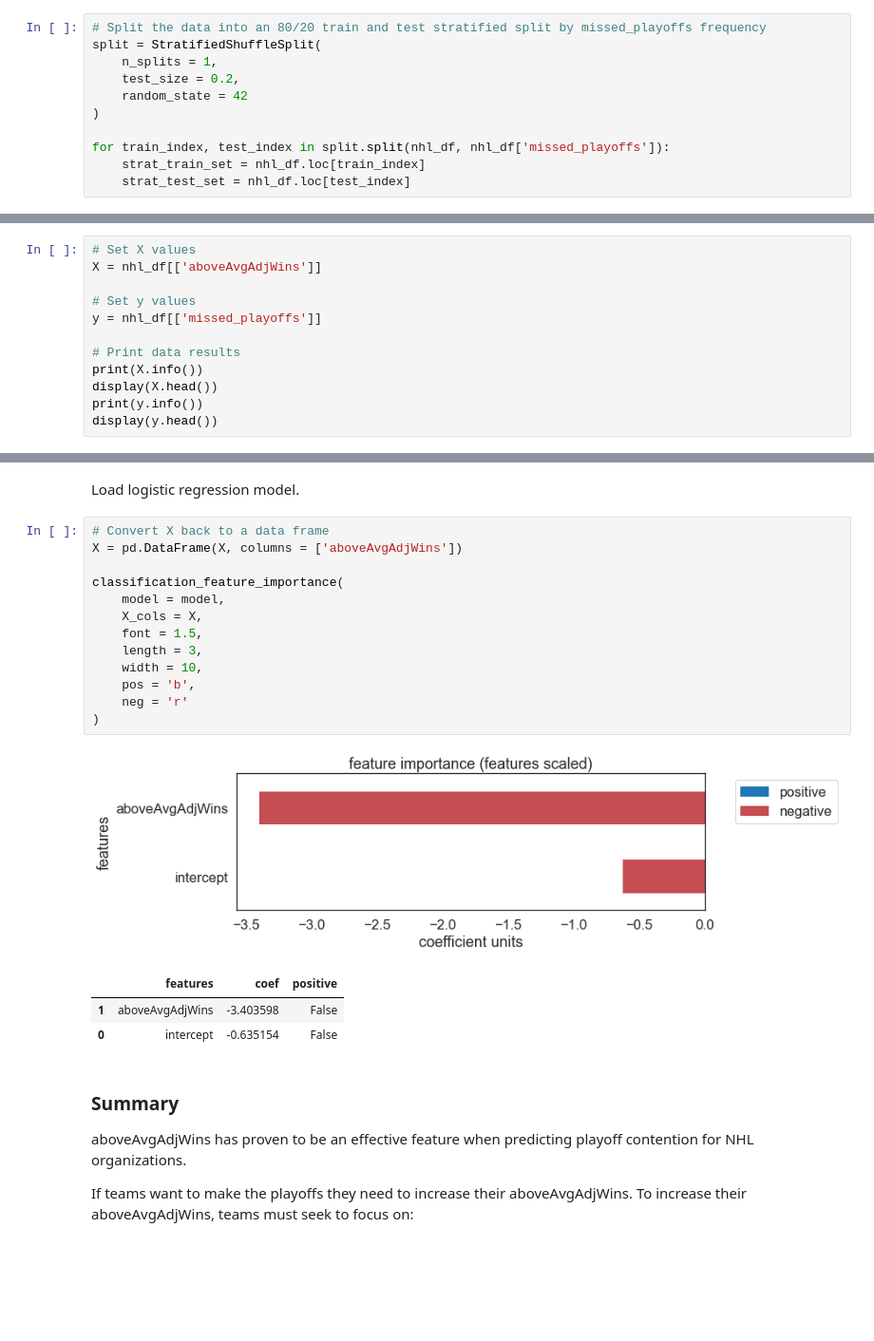
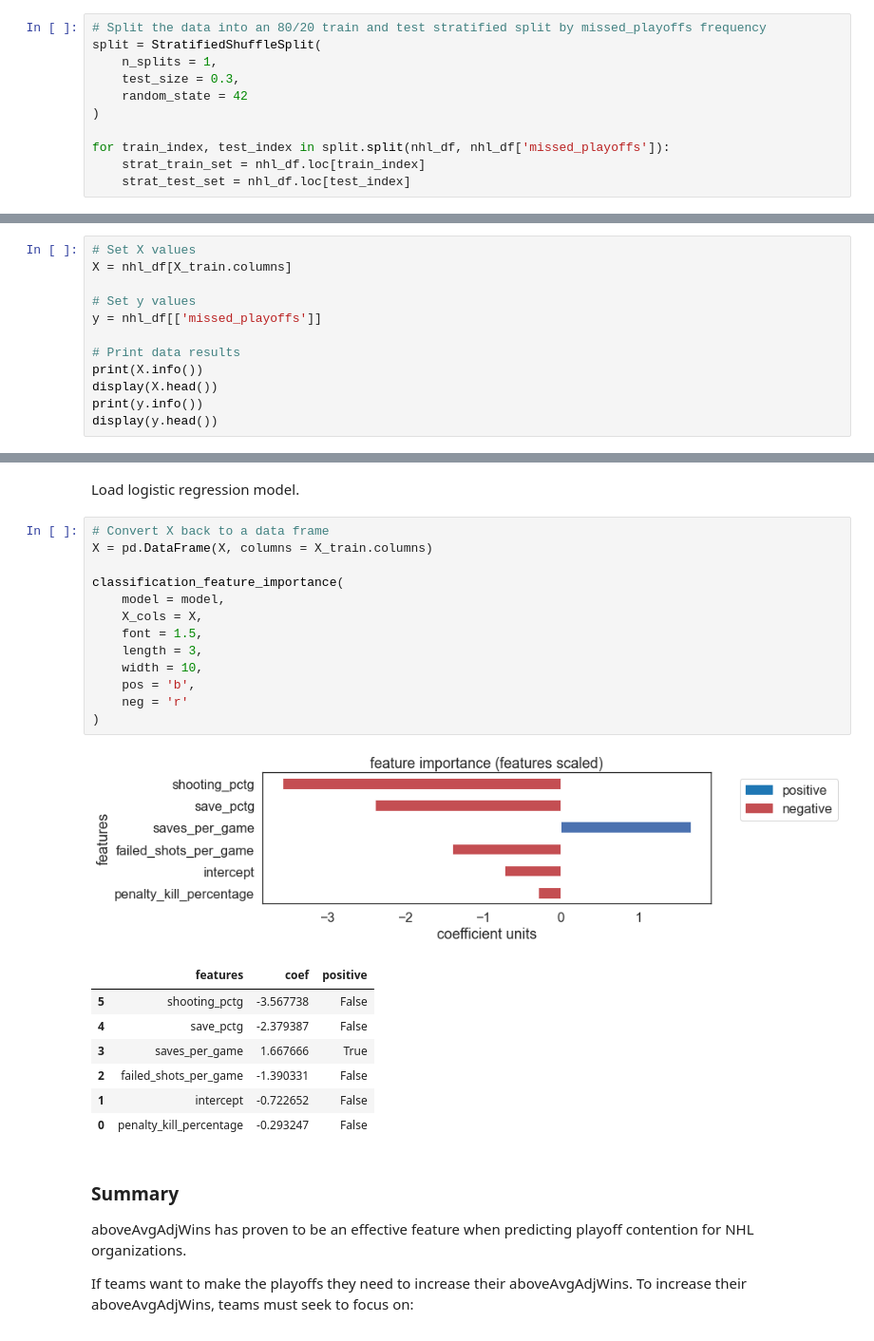
Before and after one commit to joseppbenvenuto/NHL_ML_Analysis, a Jupyter notebook: Classification_Analysis/NHL_1983_2021_Logistic_Regression.ipynb, the cells around one changed output, grey strips where cells are left out. Shown at 95% size. Saved outputs shown, nothing was run; the diff lists cells and outputs as text; blank space fills up the shorter version.

```diff
--- a/Classification_Analysis/NHL_1983_2021_Logistic_Regression.ipynb
+++ b/Classification_Analysis/NHL_1983_2021_Logistic_Regression.ipynb
@@ -72,7 +72,7 @@ The frequencies of the missed_playoffs instances are observed.
 # Split the data into an 80/20 train and test stratified split by missed_playoffs frequency
 split = StratifiedShuffleSplit(
     n_splits = 1,
-    test_size = 0.2,
+    test_size = 0.3,
     random_state = 42
 )
 
@@ -697,7 +709,7 @@ Notable observations:
 ### Model Finalization
 # %%
 # Set X values
-X = nhl_df[['aboveAvgAdjWins']]
+X = nhl_df[X_train.columns]
 
 # Set y values
 y = nhl_df[['missed_playoffs']]
@@ -781,22 +797,26 @@ scaler = load(open('Classification_Models/Scaler_Logi.pkl', 'rb'))
 Load logistic regression model.
 # %%
 # Convert X back to a data frame
-X = pd.DataFrame(X, columns = ['aboveAvgAdjWins'])
+X = pd.DataFrame(X, columns = X_train.columns)
 
 classification_feature_importance(
     model = model,
     X_cols = X,
     font = 1.5,
     length = 3,
     width = 10,
     pos = 'b',
     neg = 'r'
 )
 # %% [output]
-[figure, old version]
+[figure, new version]
 |  | features | coef | positive |
-| 1 | aboveAvgAdjWins | -3.403598 | False |
-| 0 | intercept | -0.635154 | False |
+| 5 | shooting_pctg | -3.567738 | False |
+| 4 | save_pctg | -2.379387 | False |
+| 3 | saves_per_game | 1.667666 | True |
+| 2 | failed_shots_per_game | -1.390331 | False |
+| 1 | intercept | -0.722652 | False |
+| 0 | penalty_kill_percentage | -0.293247 | False |
 # %% [markdown]
 ### Summary
 
```
Also changed, not shown: parts of 16 cells of this notebook, 11 other files.
